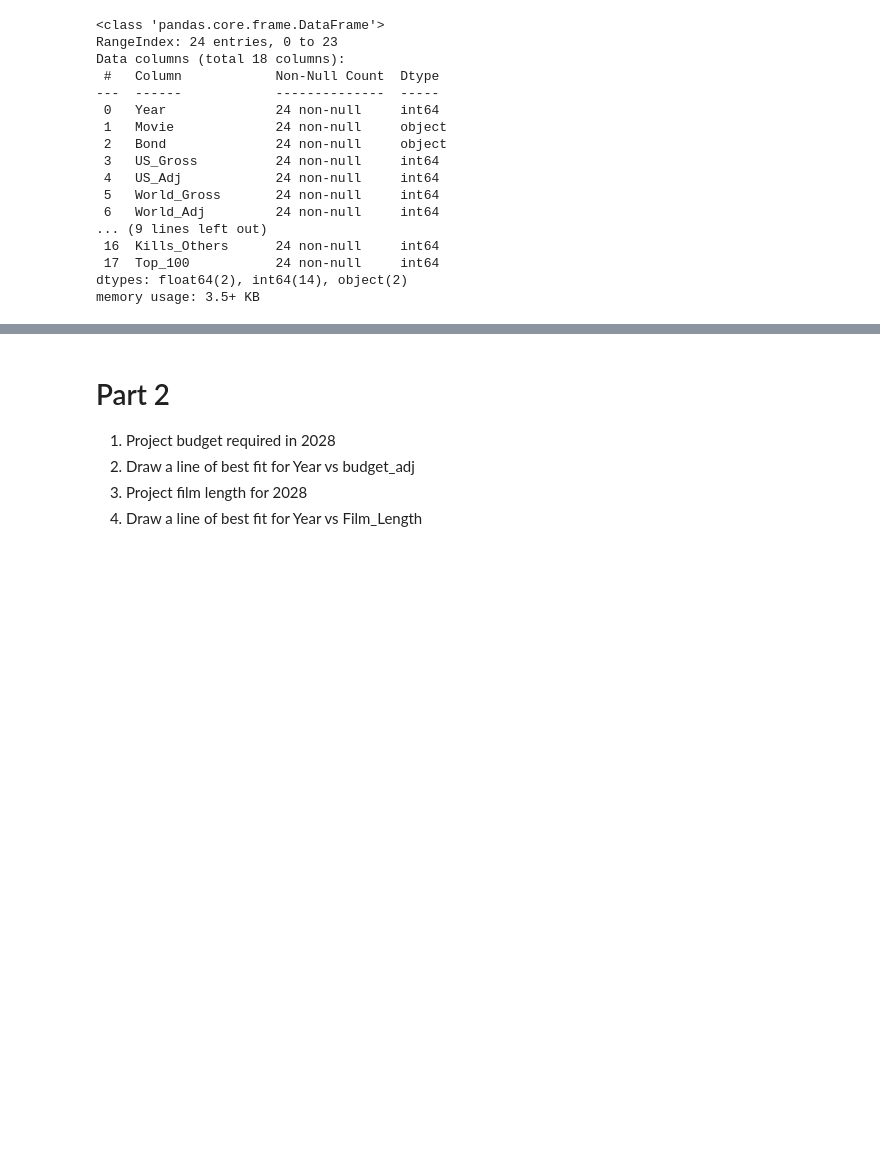
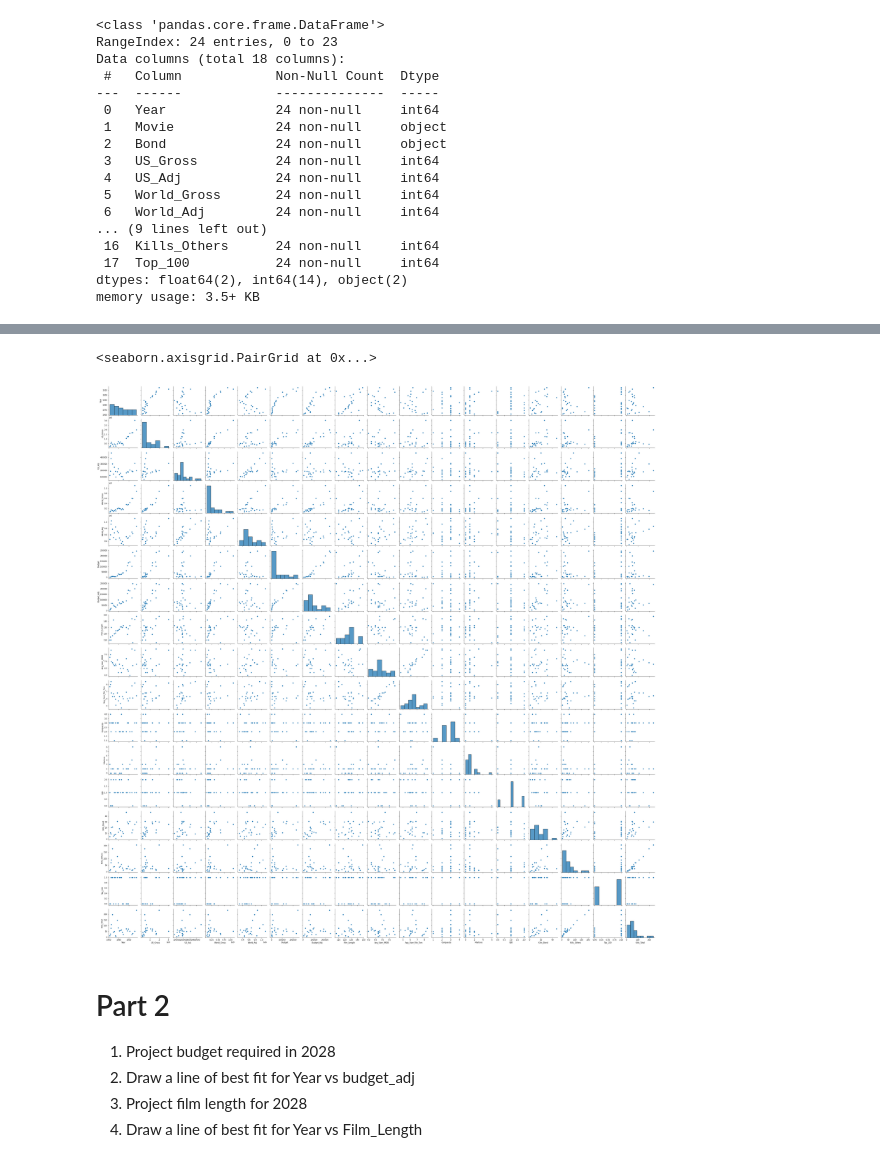
Before and after one commit to bndouglas/2022-08-Machine-Learning-for-UU, a Jupyter notebook: Notebooks/ch03 - Supervised Learning - Regression/06_lab02 - Linear Regression - James Bond.ipynb, the cells around one changed output, grey strips where cells are left out. Saved outputs shown, nothing was run; the diff lists cells and outputs as text; code cells hidden in the pictures; blank space fills up the shorter version.

```diff
--- a/Notebooks/ch03 - Supervised Learning - Regression/06_lab02 - Linear Regression - James Bond.ipynb
+++ b/Notebooks/ch03 - Supervised Learning - Regression/06_lab02 - Linear Regression - James Bond.ipynb
@@ -104,3 +110,10 @@ bond_df
+# %%
+import seaborn as sns
+
+sns.pairplot(bond_df)
+# %% [output]
+<seaborn.axisgrid.PairGrid at 0x...>
+[figure, added]
 # %% [markdown]
 
 # Part 2
```
Also changed, not shown: parts of 1 cell of this notebook, 9 other files.
